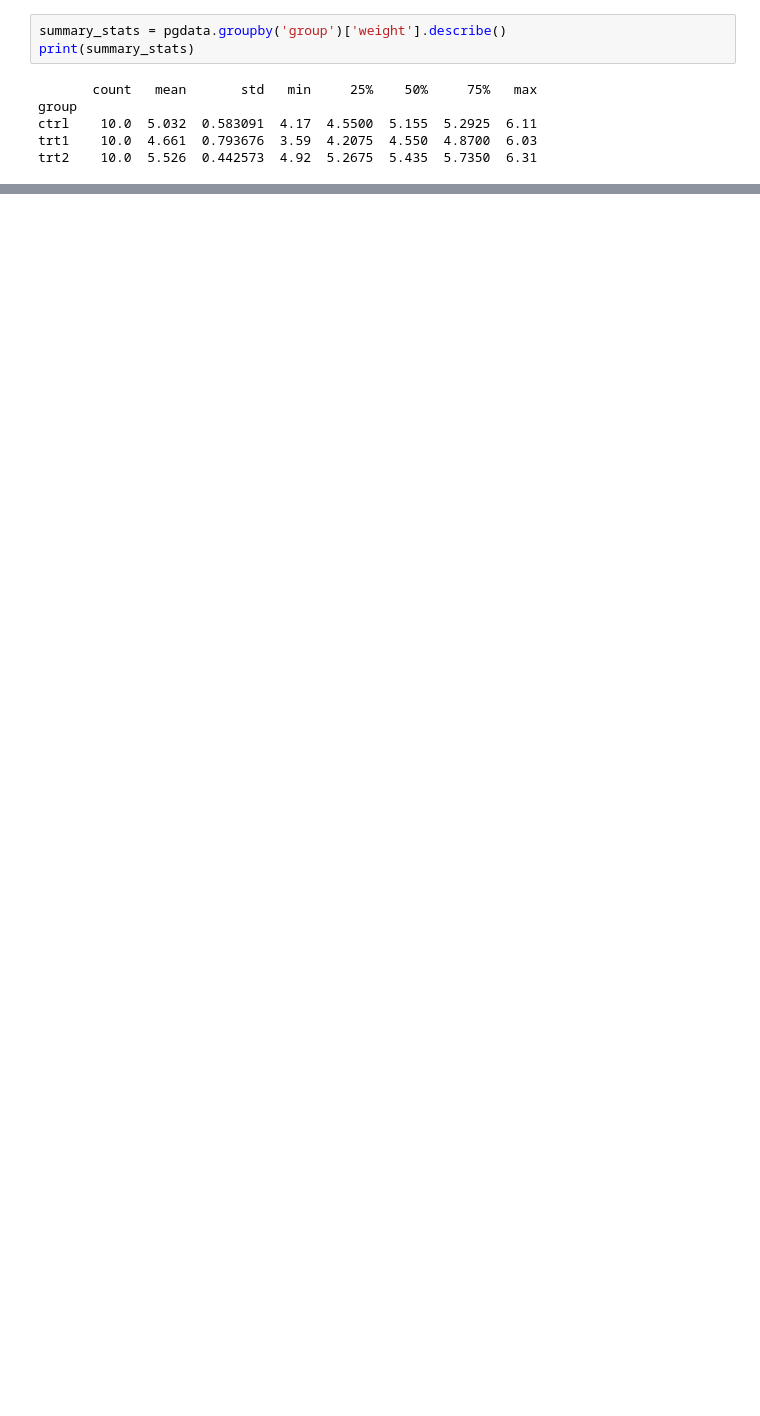
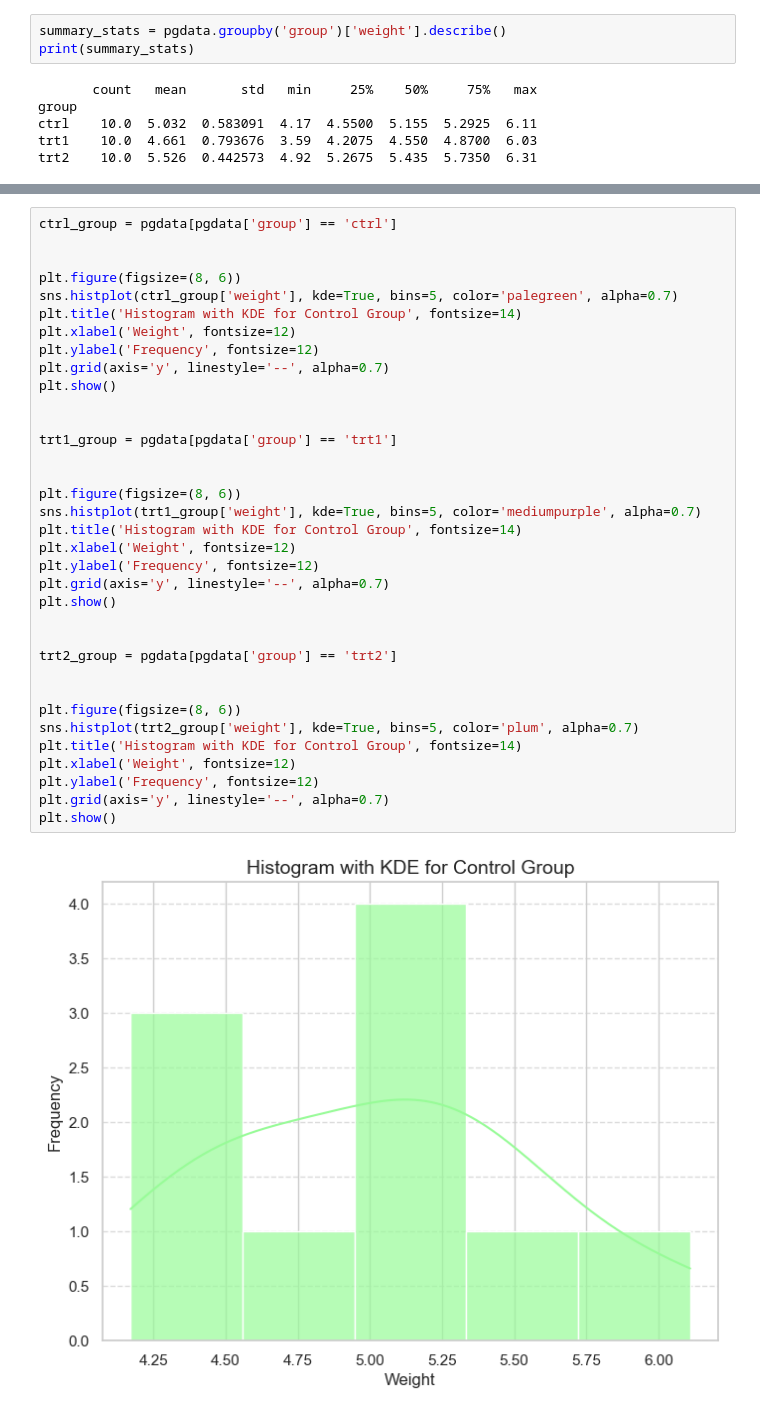
Before and after one commit to miriamroddy/appliedstatistics, a Jupyter notebook: project.ipynb, the cells around one changed output, grey strips where cells are left out. Drawn from its saved outputs; the diff is of its cells as text; blank space fills up the shorter version.

```diff
--- a/project.ipynb
+++ b/project.ipynb
@@ -98,0 +121,37 @@ plt.show()
+# %%
+ctrl_group = pgdata[pgdata['group'] == 'ctrl']
+
+
+plt.figure(figsize=(8, 6))
+sns.histplot(ctrl_group['weight'], kde=True, bins=5, color='palegreen', alpha=0.7)
+plt.title('Histogram with KDE for Control Group', fontsize=14)
+plt.xlabel('Weight', fontsize=12)
+plt.ylabel('Frequency', fontsize=12)
+plt.grid(axis='y', linestyle='--', alpha=0.7)
+plt.show()
+
+
+trt1_group = pgdata[pgdata['group'] == 'trt1']
+
+
+plt.figure(figsize=(8, 6))
+sns.histplot(trt1_group['weight'], kde=True, bins=5, color='mediumpurple', alpha=0.7)
+plt.title('Histogram with KDE for Control Group', fontsize=14)
+plt.xlabel('Weight', fontsize=12)
+plt.ylabel('Frequency', fontsize=12)
+plt.grid(axis='y', linestyle='--', alpha=0.7)
+plt.show()
+
+
+trt2_group = pgdata[pgdata['group'] == 'trt2']
+
+
+plt.figure(figsize=(8, 6))
+sns.histplot(trt2_group['weight'], kde=True, bins=5, color='plum', alpha=0.7)
+plt.title('Histogram with KDE for Control Group', fontsize=14)
+plt.xlabel('Weight', fontsize=12)
+plt.ylabel('Frequency', fontsize=12)
+plt.grid(axis='y', linestyle='--', alpha=0.7)
+plt.show()
+# %% [output]
+[figure, added]
```
Also changed, not shown: parts of 20 cells of this notebook.
